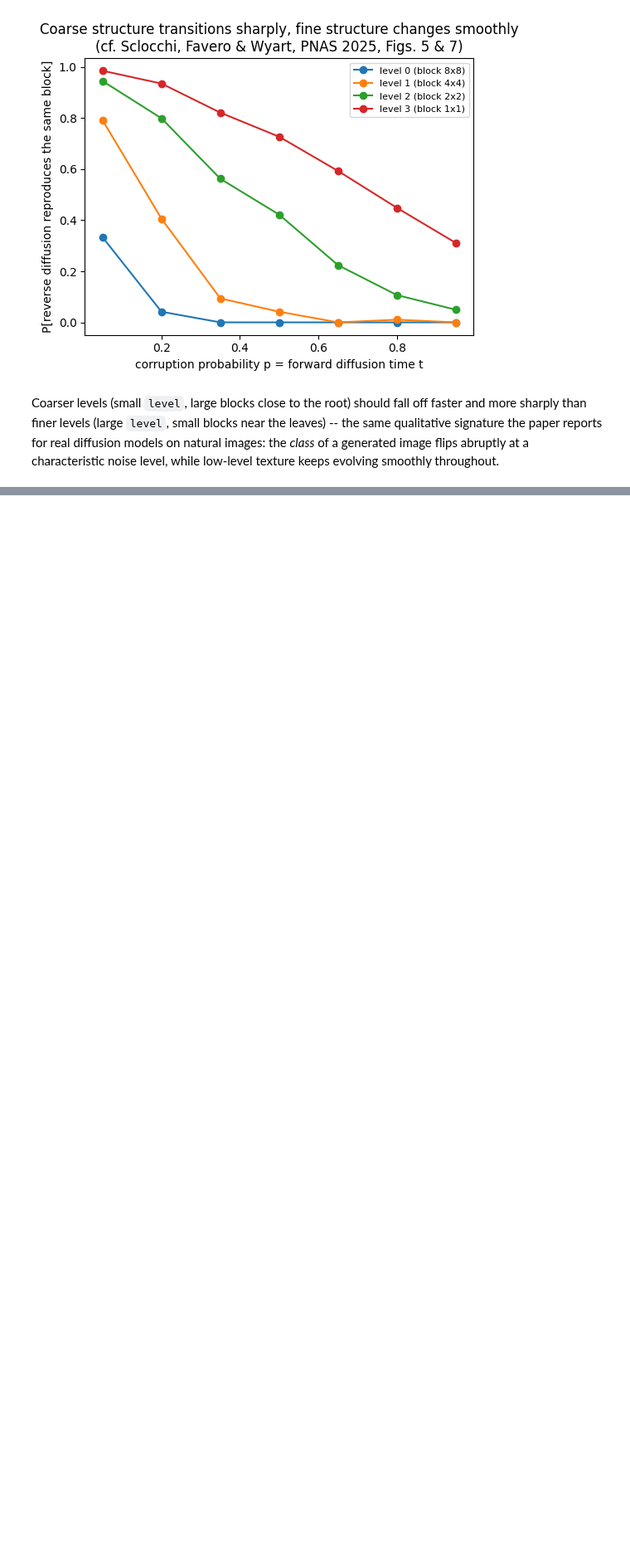
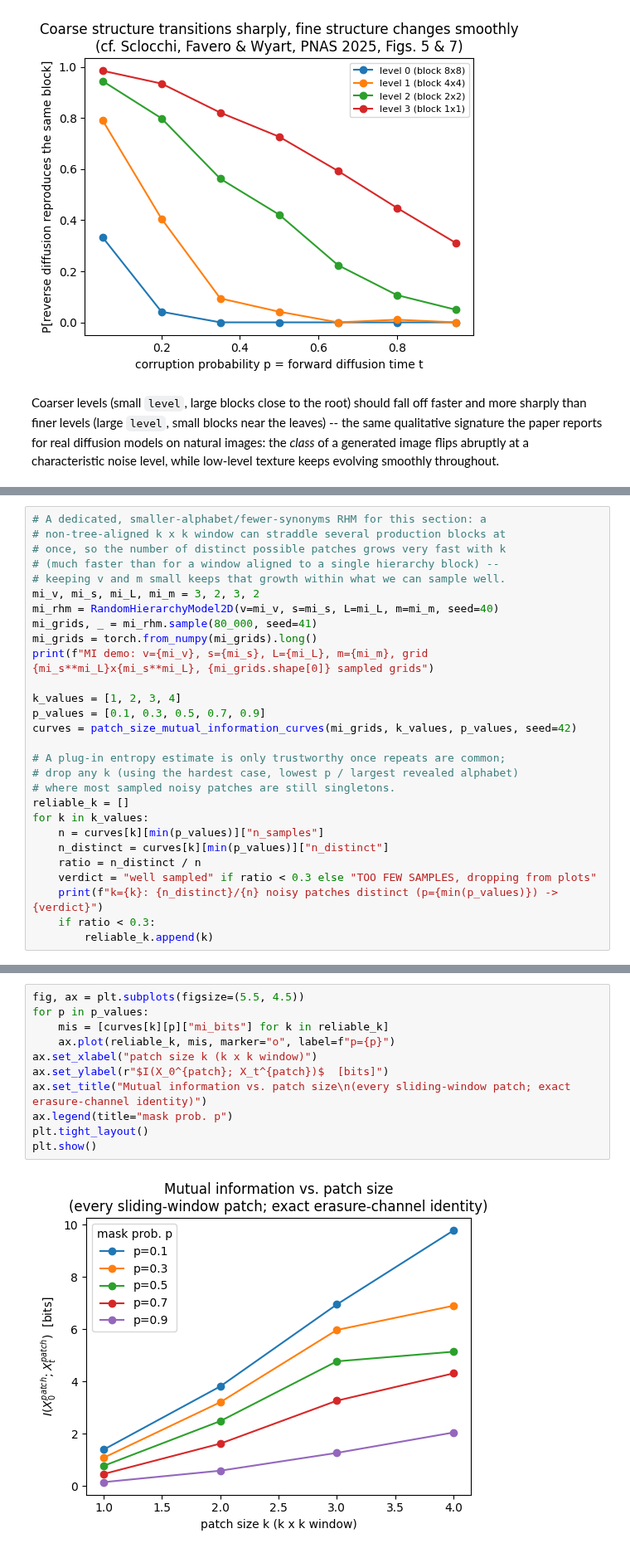
Before and after one commit to henhen724/convolutional_diffusion, a Jupyter notebook: notebooks/random_hierarchy_discrete_score_demo.ipynb, the cells around one changed output, grey strips where cells are left out. Shown at 83% size. Cells and saved outputs as stored; diff of their text form; blank space fills up the shorter version.

```diff
--- a/notebooks/random_hierarchy_discrete_score_demo.ipynb
+++ b/notebooks/random_hierarchy_discrete_score_demo.ipynb
@@ -344,0 +372,28 @@ keeps evolving smoothly throughout.
+# %%
+# A dedicated, smaller-alphabet/fewer-synonyms RHM for this section: a
+# non-tree-aligned k x k window can straddle several production blocks at
+# once, so the number of distinct possible patches grows very fast with k
+# (much faster than for a window aligned to a single hierarchy block) --
+# keeping v and m small keeps that growth within what we can sample well.
+mi_v, mi_s, mi_L, mi_m = 3, 2, 3, 2
+mi_rhm = RandomHierarchyModel2D(v=mi_v, s=mi_s, L=mi_L, m=mi_m, seed=40)
+mi_grids, _ = mi_rhm.sample(80_000, seed=41)
+mi_grids = torch.from_numpy(mi_grids).long()
+print(f"MI demo: v={mi_v}, s={mi_s}, L={mi_L}, m={mi_m}, grid {mi_s**mi_L}x{mi_s**mi_L}, {mi_grids.shape[0]} sampled grids")
+
+k_values = [1, 2, 3, 4]
+p_values = [0.1, 0.3, 0.5, 0.7, 0.9]
+curves = patch_size_mutual_information_curves(mi_grids, k_values, p_values, seed=42)
+
+# A plug-in entropy estimate is only trustworthy once repeats are common;
+# drop any k (using the hardest case, lowest p / largest revealed alphabet)
+# where most sampled noisy patches are still singletons.
+reliable_k = []
+for k in k_values:
+    n = curves[k][min(p_values)]["n_samples"]
+    n_distinct = curves[k][min(p_values)]["n_distinct"]
+    ratio = n_distinct / n
+    verdict = "well sampled" if ratio < 0.3 else "TOO FEW SAMPLES, dropping from plots"
+    print(f"k={k}: {n_distinct}/{n} noisy patches distinct (p={min(p_values)}) -> {verdict}")
+    if ratio < 0.3:
+        reliable_k.append(k)
@@ -344,0 +406,13 @@ keeps evolving smoothly throughout.
+# %%
+fig, ax = plt.subplots(figsize=(5.5, 4.5))
+for p in p_values:
+    mis = [curves[k][p]["mi_bits"] for k in reliable_k]
+    ax.plot(reliable_k, mis, marker="o", label=f"p={p}")
+ax.set_xlabel("patch size k (k x k window)")
+ax.set_ylabel(r"$I(X_0^{patch}; X_t^{patch})$  [bits]")
+ax.set_title("Mutual information vs. patch size\n(every sliding-window patch; exact erasure-channel identity)")
+ax.legend(title="mask prob. p")
+plt.tight_layout()
+plt.show()
+# %% [output]
+[figure, added]
```
Also changed, not shown: parts of 10 cells of this notebook, 23 other files.
